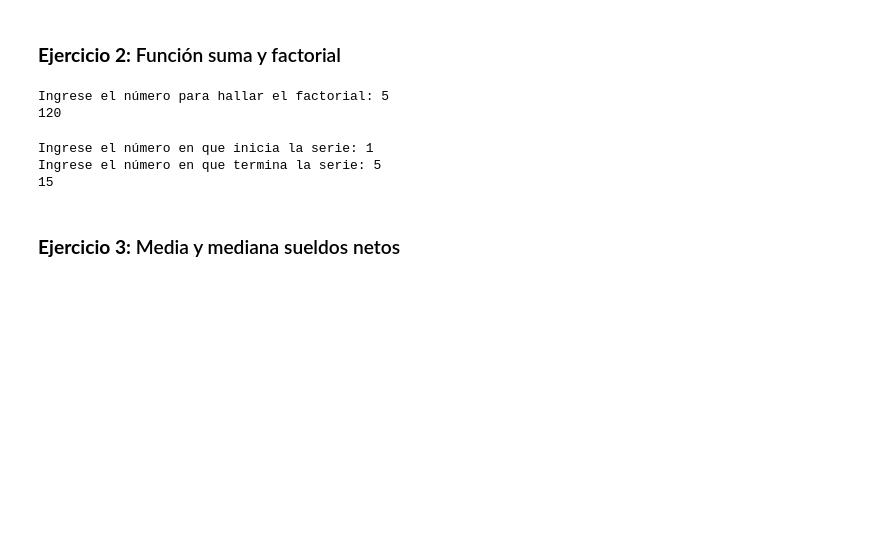
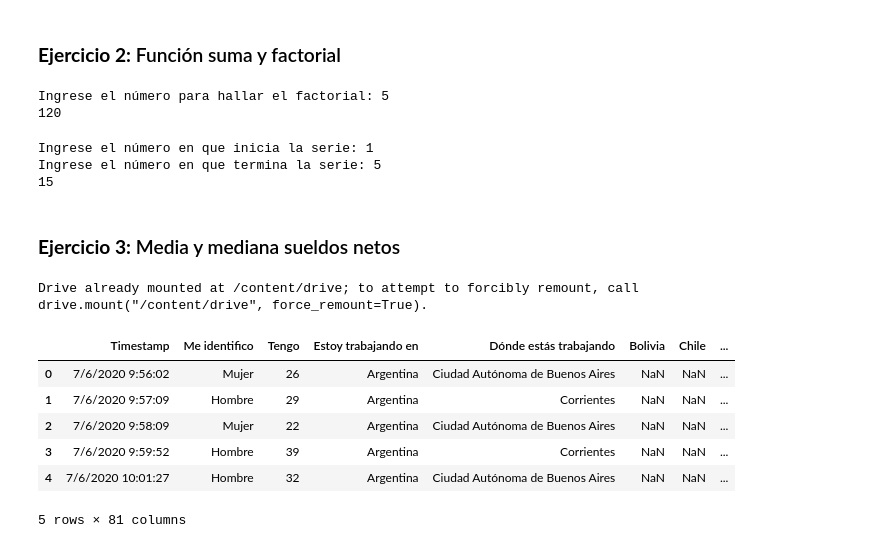
Before and after one commit to calosos/py_resumenes_codigos, a Jupyter notebook: Arrays_Ortíz_Suárez_.ipynb, the cells around one changed output. Saved outputs shown, nothing was run; the diff lists cells and outputs as text; code cells hidden in the pictures; blank space fills up the shorter version.

```diff
--- a/Arrays_Ortíz_Suárez_.ipynb
+++ b/Arrays_Ortíz_Suárez_.ipynb
@@ -49,0 +48,5 @@ sueldos= np.da
+# %%
+from google.colab import drive
+drive.mount('/content/drive')
+# %% [output]
+Drive already mounted at /content/drive; to attempt to forcibly remount, call drive.mount("/content/drive", force_remount=True).
@@ -49,0 +55,11 @@ sueldos= np.da
+# %%
+df = pd.read_csv('/content/drive/MyDrive/para borrar/csv_Salarios Openqube - 2020.02.csv')
+df.head()
+# %% [output]
+|  | Timestamp | Me identifico | Tengo | Estoy trabajando en | Dónde estás trabajando | Bolivia | Chile | ... |
+| 0 | 7/6/2020 9:56:02 | Mujer | 26 | Argentina | Ciudad Autónoma de Buenos Aires | NaN | NaN | ... |
+| 1 | 7/6/2020 9:57:09 | Hombre | 29 | Argentina | Corrientes | NaN | NaN | ... |
+| 2 | 7/6/2020 9:58:09 | Mujer | 22 | Argentina | Ciudad Autónoma de Buenos Aires | NaN | NaN | ... |
+| 3 | 7/6/2020 9:59:52 | Hombre | 39 | Argentina | Corrientes | NaN | NaN | ... |
+| 4 | 7/6/2020 10:01:27 | Hombre | 32 | Argentina | Ciudad Autónoma de Buenos Aires | NaN | NaN | ... |
+5 rows × 81 columns
```
Also changed, not shown: parts of 3 cells of this notebook.
